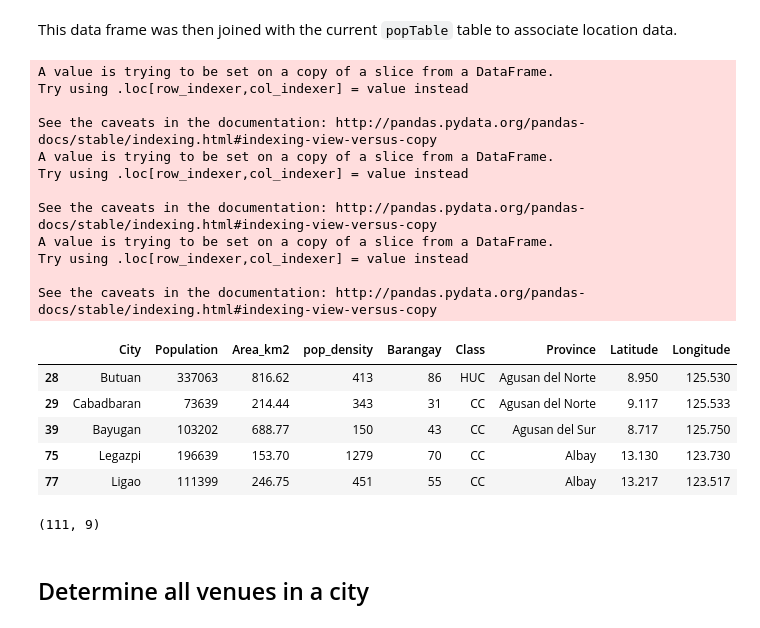
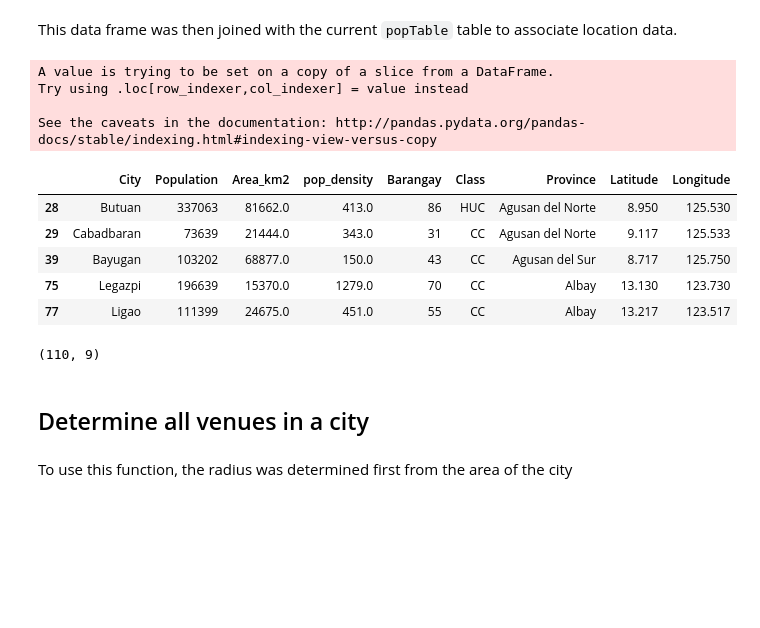
Before and after one commit to aldencabajar/coursera_capstone, a Jupyter notebook: capstone_project_notebook .ipynb, the cells around one changed output. Drawn from its saved outputs; the diff is of its cells as text; code cells hidden in the pictures; blank space fills up the shorter version.

```diff
--- a/capstone_project_notebook .ipynb
+++ b/capstone_project_notebook .ipynb
@@ -74,0 +91,6 @@ The columns are then renamed to properly reflect the values in the columns.
+# %%
+import string
+
+popTable['Area_km2'] = [s.translate(s.maketrans('', '', string.punctuation)) for s in popTable.Area_km2]
+
+popTable[popTable.City == 'Manila']
@@ -74,0 +100,16 @@ The columns are then renamed to properly reflect the values in the columns.
+# %%
+def to_float(obj):
+    try:
+        return(float(obj))
+    except:
+        return(None)
+
+def to_int(obj):
+    try:
+        return(int(obj))
+    except:
+        return(None)
+
+popTable['Population'] = popTable.Population.apply(to_int)
+popTable['Area_km2'] = popTable.Area_km2.apply(to_float)
+popTable['pop_density'] = popTable.pop_density.apply(to_float)
@@ -176,39 +230,32 @@ location_dat.describe()
 # %% [markdown]
 This data frame was then joined with the current `popTable` table to associate location data.
 # %%
+import re
 cnd = popTable.City.apply(lambda x: np.where([bool(re.search(x, element)) for element in np.array(location_dat.City.values)] )[0])
 popTable['LongLat'] = [[location_dat.LatLng.values[sub_item] for sub_item in item] for item in cnd]
 city_info_table = popTable[popTable.LongLat.apply(len) == 1]
 city_info_table['LongLat'] = [subitem for item in city_info_table.LongLat.values for subitem in item]
-city_info_fnl = city_info_table[city_info_table.LongLat.isna() == False]
+city_info_fnl = city_info_table[city_info_table.LongLat.isna() == False][city_info_table.Area_km2.isna() == False]
 
 city_info_fnl['Latitude']  = city_info_fnl.LongLat.apply(lambda x: float(x.split(';')[0]))
 city_info_fnl['Longitude']  = city_info_fnl.LongLat.apply(lambda x: float(x.split(';')[1]))
 
 city_info_fnl.drop(columns = ['LongLat'], inplace = True)
 city_info_fnl.head()
 # %% [output]
 A value is trying to be set on a copy of a slice from a DataFrame.
 Try using .loc[row_indexer,col_indexer] = value instead
 
 See the caveats in the documentation: http://pandas.pydata.org/pandas-docs/stable/indexing.html#indexing-view-versus-copy
-A value is trying to be set on a copy of a slice from a DataFrame.
-Try using .loc[row_indexer,col_indexer] = value instead
-
-See the caveats in the documentation: http://pandas.pydata.org/pandas-docs/stable/indexing.html#indexing-view-versus-copy
-A value is trying to be set on a copy of a slice from a DataFrame.
-Try using .loc[row_indexer,col_indexer] = value instead
-
-See the caveats in the documentation: http://pandas.pydata.org/pandas-docs/stable/indexing.html#indexing-view-versus-copy
 |  | City | Population | Area_km2 | pop_density | Barangay | Class | Province | Latitude | Longitude |
-| 28 | Butuan | 337063 | 816.62 | 413 | 86 | HUC | Agusan del Norte | 8.950 | 125.530 |
-| 29 | Cabadbaran | 73639 | 214.44 | 343 | 31 | CC | Agusan del Norte | 9.117 | 125.533 |
-| 39 | Bayugan | 103202 | 688.77 | 150 | 43 | CC | Agusan del Sur | 8.717 | 125.750 |
-| 75 | Legazpi | 196639 | 153.70 | 1279 | 70 | CC | Albay | 13.130 | 123.730 |
-| 77 | Ligao | 111399 | 246.75 | 451 | 55 | CC | Albay | 13.217 | 123.517 |
+| 28 | Butuan | 337063 | 81662.0 | 413.0 | 86 | HUC | Agusan del Norte | 8.950 | 125.530 |
+| 29 | Cabadbaran | 73639 | 21444.0 | 343.0 | 31 | CC | Agusan del Norte | 9.117 | 125.533 |
+| 39 | Bayugan | 103202 | 68877.0 | 150.0 | 43 | CC | Agusan del Sur | 8.717 | 125.750 |
+| 75 | Legazpi | 196639 | 15370.0 | 1279.0 | 70 | CC | Albay | 13.130 | 123.730 |
+| 77 | Ligao | 111399 | 24675.0 | 451.0 | 55 | CC | Albay | 13.217 | 123.517 |
 # %%
 city_info_fnl.shape
 # %% [output]
-(111, 9)
+(110, 9)
 # %% [markdown]
 ## Determine all venues in a city
@@ -214,0 +313,2 @@ city_info_fnl.shape
+# %% [markdown]
+To use this function, the radius was determined first from the area of the city
```
Also changed, not shown: parts of 23 cells of this notebook.
